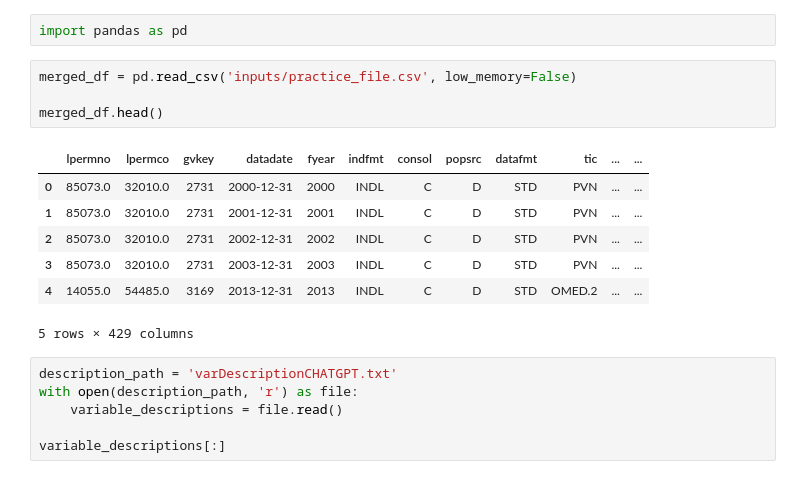
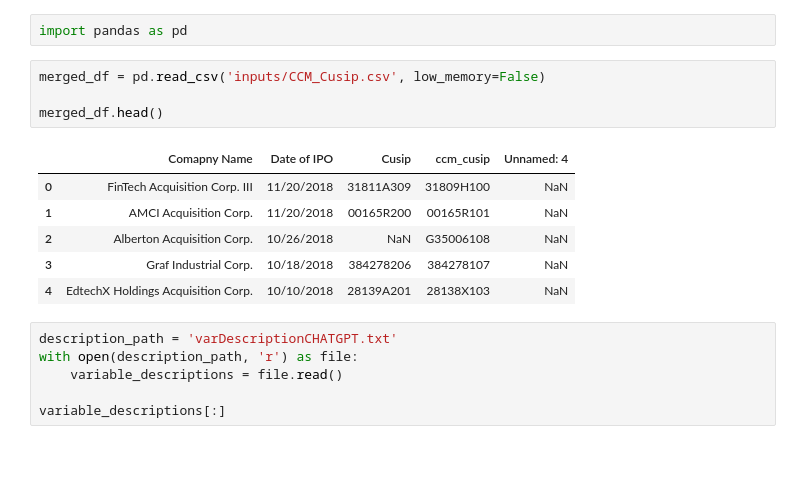
Before and after one commit to ZiggyFloydLee/FIN337-FinalProject-Team12, a Jupyter notebook: testmodels.ipynb, the cells around one changed output. Drawn from its saved outputs; the diff is of its cells as text.

```diff
--- a/testmodels.ipynb
+++ b/testmodels.ipynb
@@ -1,17 +1,16 @@
 # %%
 import pandas as pd
 # %%
-merged_df = pd.read_csv('inputs/practice_file.csv', low_memory=False)
+merged_df = pd.read_csv('inputs/CCM_Cusip.csv', low_memory=False)
 
 merged_df.head()
 # %% [output]
-|  | lpermno | lpermco | gvkey | datadate | fyear | indfmt | consol | popsrc | datafmt | tic | ... | ... |
-| 0 | 85073.0 | 32010.0 | 2731 | 2000-12-31 | 2000 | INDL | C | D | STD | PVN | ... | ... |
-| 1 | 85073.0 | 32010.0 | 2731 | 2001-12-31 | 2001 | INDL | C | D | STD | PVN | ... | ... |
-| 2 | 85073.0 | 32010.0 | 2731 | 2002-12-31 | 2002 | INDL | C | D | STD | PVN | ... | ... |
-| 3 | 85073.0 | 32010.0 | 2731 | 2003-12-31 | 2003 | INDL | C | D | STD | PVN | ... | ... |
-| 4 | 14055.0 | 54485.0 | 3169 | 2013-12-31 | 2013 | INDL | C | D | STD | OMED.2 | ... | ... |
+|  | Comapny Name | Date of IPO | Cusip | ccm_cusip | Unnamed: 4 |
+| 0 | FinTech Acquisition Corp. III | 11/20/2018 | 31811A309 | 31809H100 | NaN |
+| 1 | AMCI Acquisition Corp. | 11/20/2018 | 00165R200 | 00165R101 | NaN |
+| 2 | Alberton Acquisition Corp. | 10/26/2018 | NaN | G35006108 | NaN |
+| 3 | Graf Industrial Corp. | 10/18/2018 | 384278206 | 384278107 | NaN |
+| 4 | EdtechX Holdings Acquisition Corp. | 10/10/2018 | 28139A201 | 28138X103 | NaN |
-5 rows × 429 columns
 # %%
 description_path = 'varDescriptionCHATGPT.txt'
 with open(description_path, 'r') as file:
```
Also changed, not shown: parts of 4 cells of this notebook.
